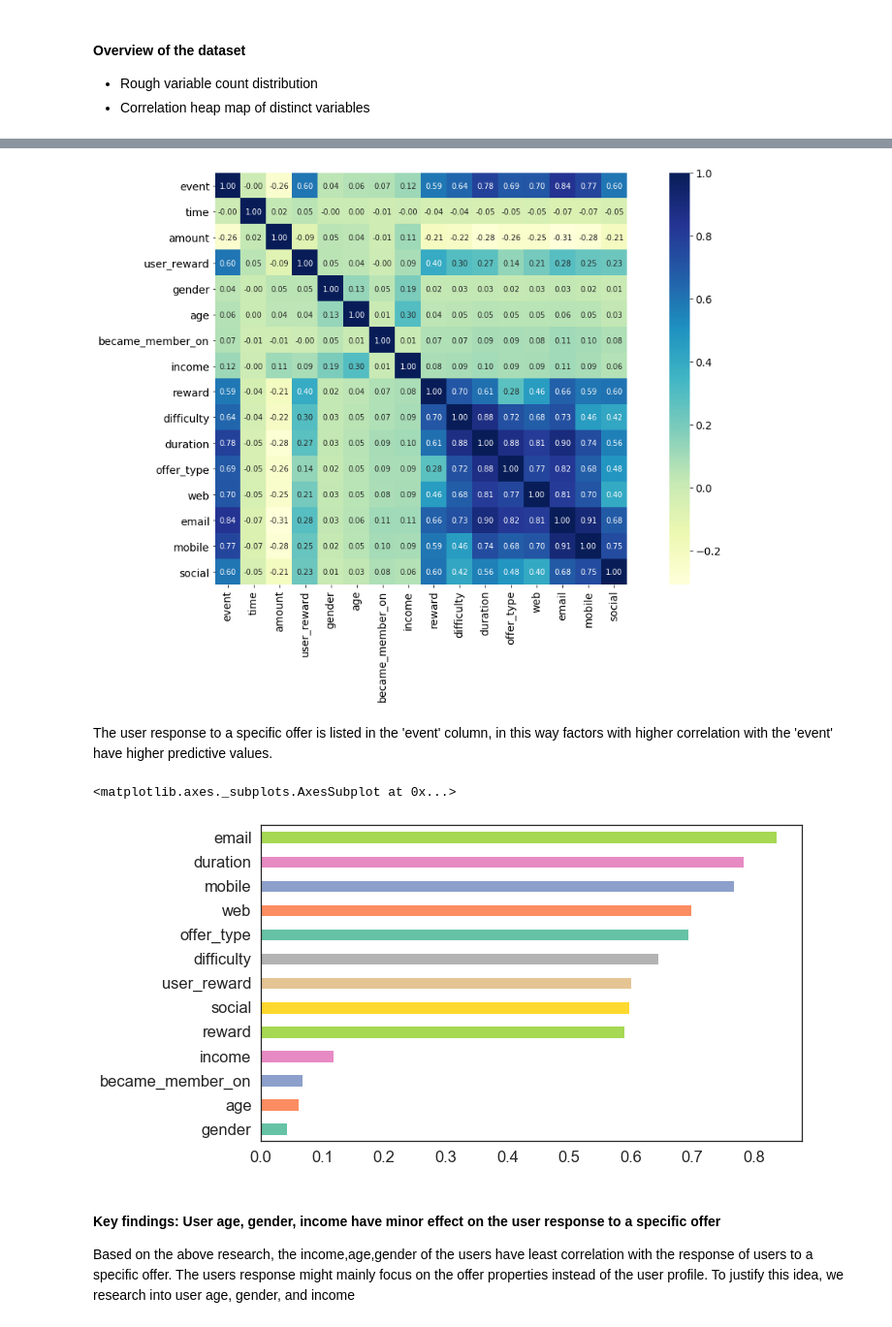
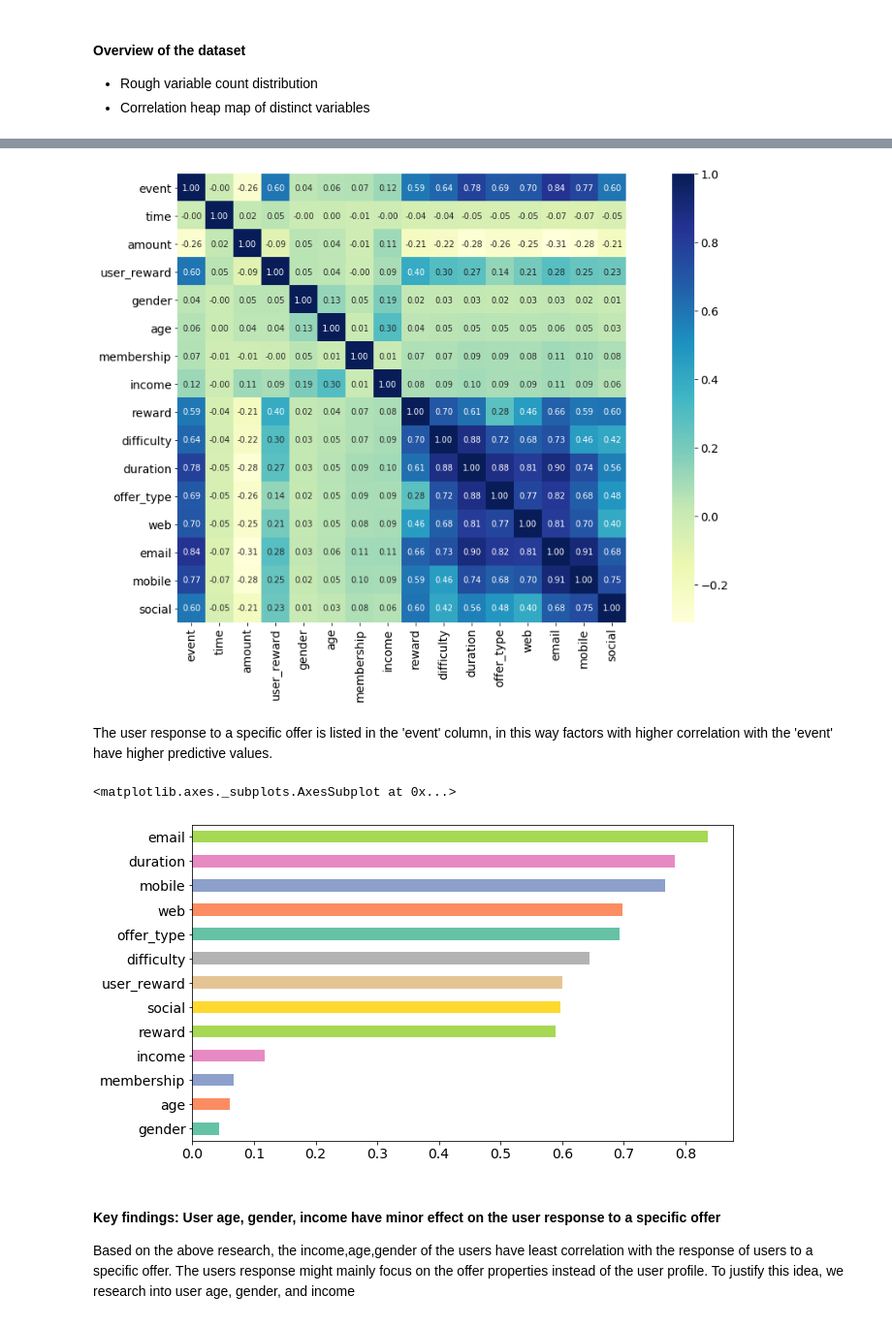
Before and after one commit to ZhuqingZhang0422/Starbucks-Capstone-Project, a Jupyter notebook: Starbucks_Capstone_notebook.ipynb, the cells around one changed output, grey strips where cells are left out. Shown at 97% size. Drawn from its saved outputs; the diff is of its cells as text; code cells hidden in the pictures.

```diff
--- a/Starbucks_Capstone_notebook.ipynb
+++ b/Starbucks_Capstone_notebook.ipynb
@@ -191,6 +191,8 @@ profile.rename(columns={'id':'user_id'},inplace=True) # one-time code
 part=pd.merge(study_tran,profile,how='left',on=['user_id'])
 study=pd.merge(part,portfolio,how='left',on=['offer_id'])
 study.fillna(0,inplace = True)
+study.rename(columns={'became_member_on':'membership'},
+                  inplace=True)
 # %%
 study.head()
 # %% [output]
@@ -238,10 +240,11 @@ array([[<matplotlib.axes._subplots.AxesSubplot object at 0x...>,
 # %%
 #Corrlation heat map of distinct variables
 plt.rc('xtick', labelsize=14)
 plt.rc('ytick', labelsize=14)
 sns.heatmap(study.corr(), annot=True, fmt=".2f",square=True, cmap="YlGnBu");
+plt.rcParams['font.size'] = 8
 # %% [output]
-[figure, old version]
+[figure, new version]
 # %% [markdown]
 The user response to a specific offer is listed in the 'event' column, in this way factors with higher correlation with the 'event' have higher predictive values.
 # %%
@@ -253,7 +256,7 @@ current_palette = sns.color_palette("Set2")
 df_cor [df_cor > 0].event.dropna().sort_values().plot.barh(color = current_palette)
 # %% [output]
 <matplotlib.axes._subplots.AxesSubplot at 0x...>
-[figure, old version]
+[figure, new version]
 # %% [markdown]
 #### Key findings: User age, gender, income have minor effect on the user response to a specific offer
 Based on the above research, the income,age,gender of the users have least correlation with the response of users to a specific offer. The users response might mainly focus on the offer properties instead of the user profile. To justify this idea, we research into user age, gender, and income
```
Also changed, not shown: parts of 6 cells of this notebook.
